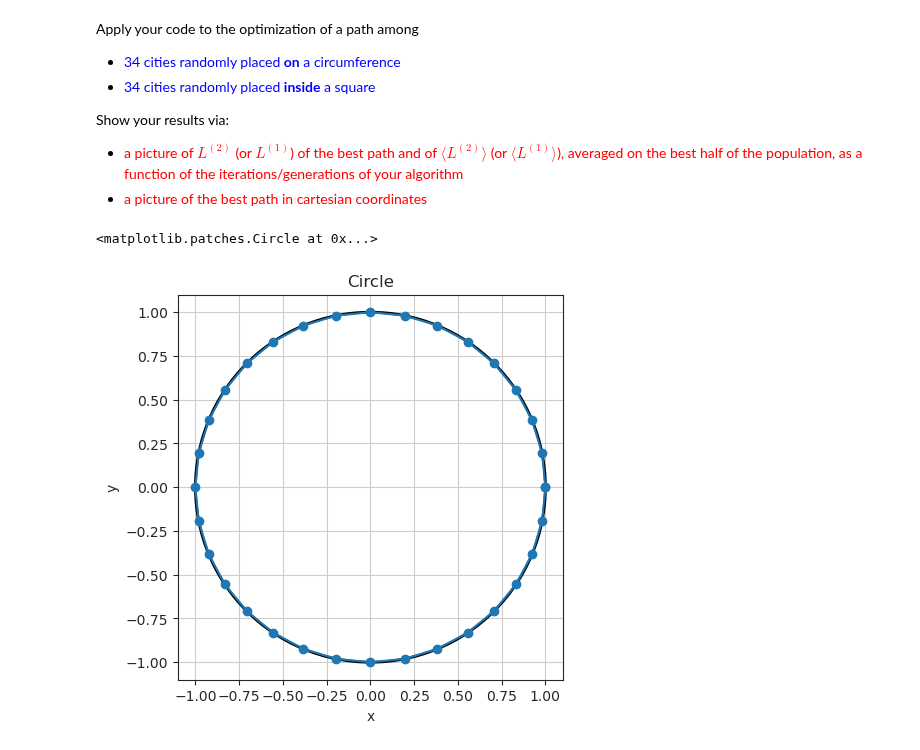
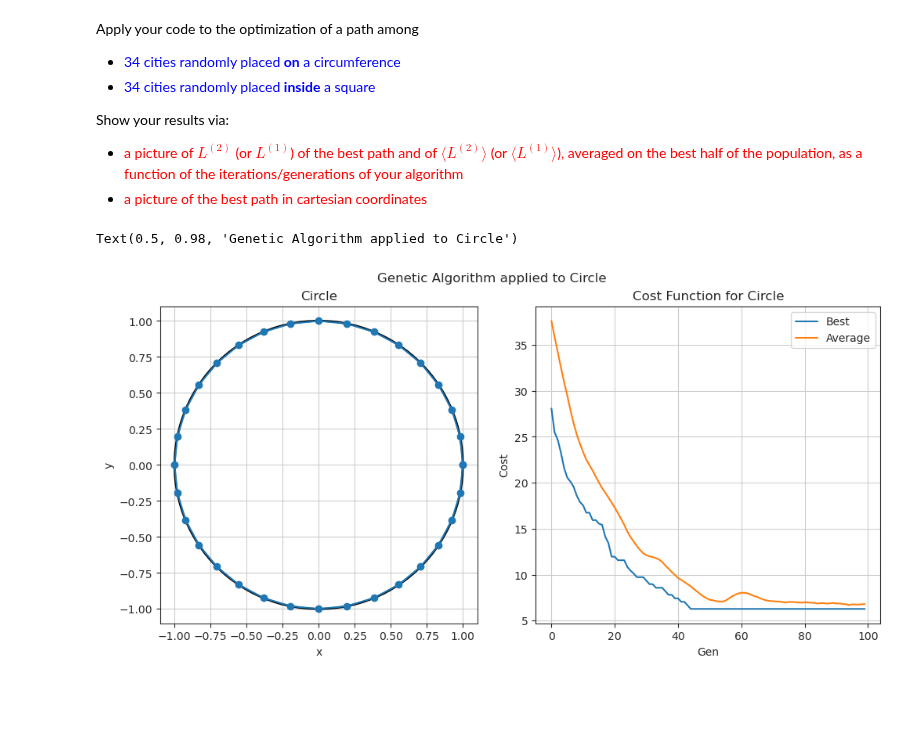
Before and after one commit to RandDouble/SimulazioneNumerica, a Jupyter notebook: LSN_Exercises_09.ipynb, the cells around one changed output. Drawn from its saved outputs; the diff is of its cells as text; code cells hidden in the pictures; blank space fills up the shorter version.

```diff
--- a/LSN_Exercises_09.ipynb
+++ b/LSN_Exercises_09.ipynb
@@ -139,30 +139,43 @@ Show your results via:
 # %%
 import matplotlib.pyplot as plt
 import numpy as np
 import pandas as pd
 import seaborn as sns
 import matplotlib.patches as mpatches
-sns.set_style('ticks')
+
+sns.set_style("ticks")
 
 t = np.linspace(0, 2 * np.pi, 200)
 x = np.cos(t)
 y = np.sin(t)
 
-data = pd.read_csv('eser_9/9_1/best_config_circle.csv')
+data = pd.read_csv("eser_9/9_1/best_config_circle.csv")
 data.loc[data.size] = data.loc[0]
 
-circle = mpatches.Circle((0, 0), 1, fill=False, edgecolor='k', lw=2)
+# sns.set_style('whitegrid')
+circle = mpatches.Circle((0, 0), 1, fill=False, edgecolor="k", lw=2)
 
 # plt.plot(x, y, color = 'k', lw = 2)
-plt.plot(data['x'], data['y'], marker='o')
-plt.xlabel('x')
-plt.ylabel('y')
-plt.title('Circle')
-plt.grid()
-plt.gcf().set_figwidth(5)
-plt.gcf().set_figheight(5)
-plt.gca().set_aspect('equal','box')
-plt.gca().add_patch(circle)
+fig, (left, right) = plt.subplots(1, 2, figsize=(10, 5), layout="constrained")
+
+
+left.plot(data["x"], data["y"], marker="o")
+left.grid()
+left.set_xlabel("x")
+left.set_ylabel("y")
+left.set_title("Circle")
+left.set_aspect("equal", "box")
+left.add_patch(circle)
+
+cost_df = pd.read_csv("eser_9/9_1/cost_circle.csv")
+sns.lineplot(ax=right, data=cost_df, x="Gen", y="Best", label="Best")
+sns.lineplot(ax=right, data=cost_df, x="Gen", y="Average_on_half", label="Average")
+right.set_title("Cost Function for Circle")
+right.set_ylabel('Cost')
+right.legend()
+right.grid()
+
+fig.suptitle("Genetic Algorithm applied to Circle")
 # %% [output]
-<matplotlib.patches.Circle at 0x...>
+Text(0.5, 0.98, 'Genetic Algorithm applied to Circle')
-[figure, old version]
+[figure, new version]
```
Also changed, not shown: parts of 4 cells of this notebook, 4 other files.
